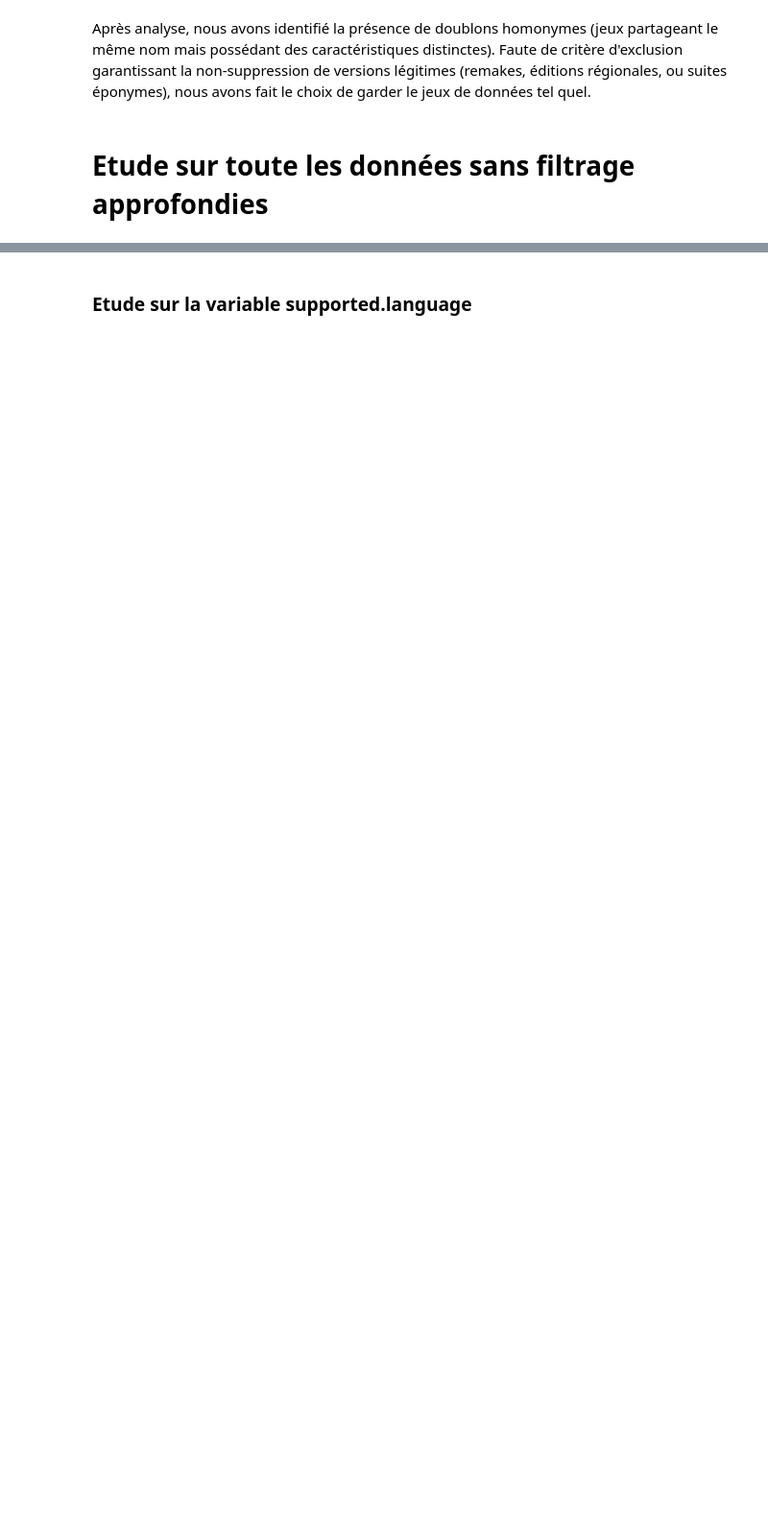
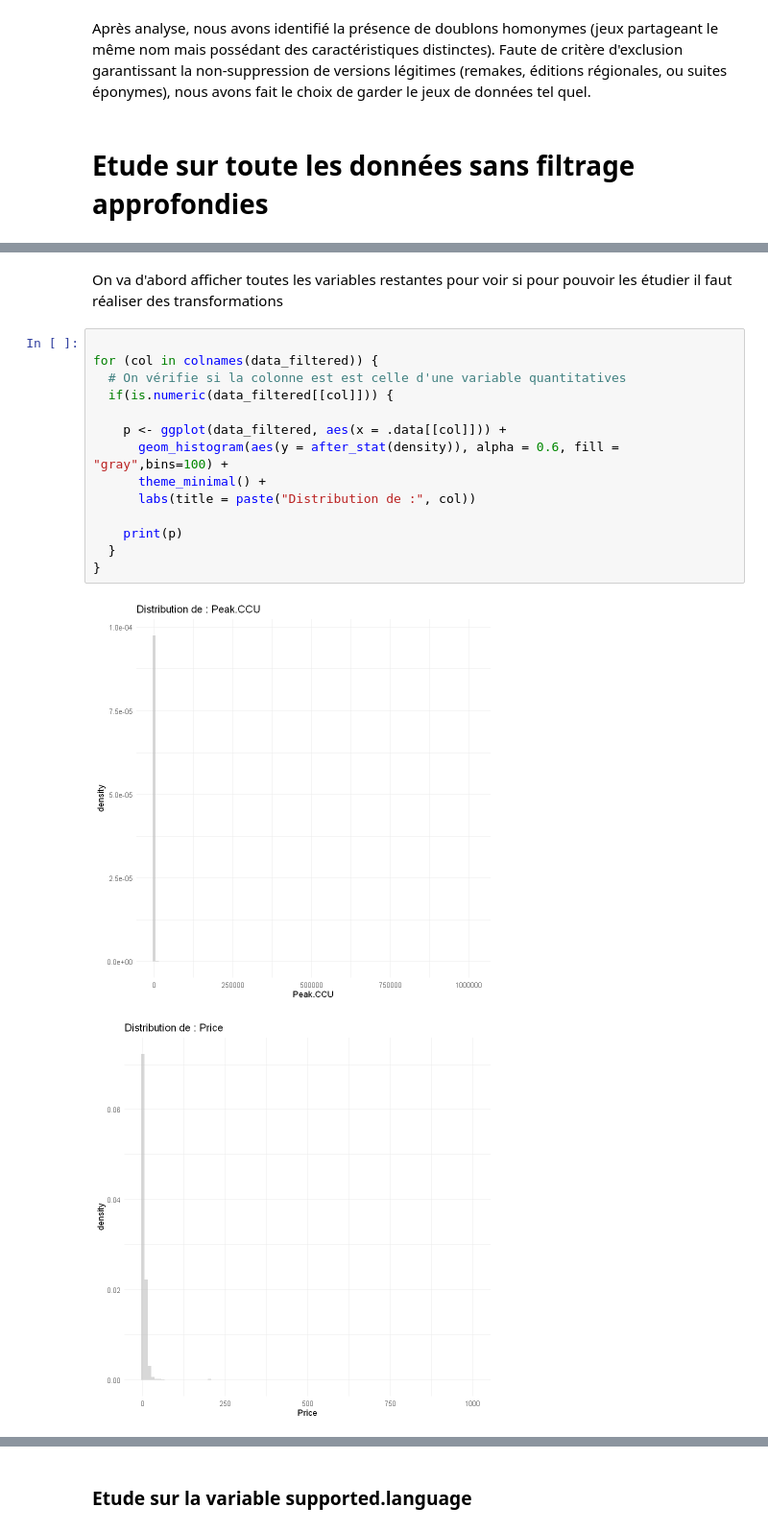
Before and after one commit to LjAquinox/Projet_Analyse_Steam, a Jupyter notebook: notebook_R_lukas.ipynb, the cells around one changed output, grey strips where cells are left out. Shown at 96% size. Drawn from its saved outputs; the diff is of its cells as text; blank space fills up the shorter version.

```diff
--- a/notebook_R_lukas.ipynb
+++ b/notebook_R_lukas.ipynb
@@ -135,0 +205,19 @@ Après analyse, nous avons identifié la présence de doublons homonymes (jeux p
+# %% [markdown]
+On va d'abord afficher toutes les variables restantes pour voir si pour pouvoir les étudier il faut réaliser des transformations
+# %%
+
+for (col in colnames(data_filtered)) {
+  # On vérifie si la colonne est est celle d'une variable quantitatives
+  if(is.numeric(data_filtered[[col]])) {
+
+    p <- ggplot(data_filtered, aes(x = .data[[col]])) +
+      geom_histogram(aes(y = after_stat(density)), alpha = 0.6, fill = "gray",bins=100) +
+      theme_minimal() +
+      labs(title = paste("Distribution de :", col))
+
+    print(p)
+  }
+}
+# %% [output]
+[figure, added]
+[figure, added]
```
Also changed, not shown: parts of 31 cells of this notebook.
